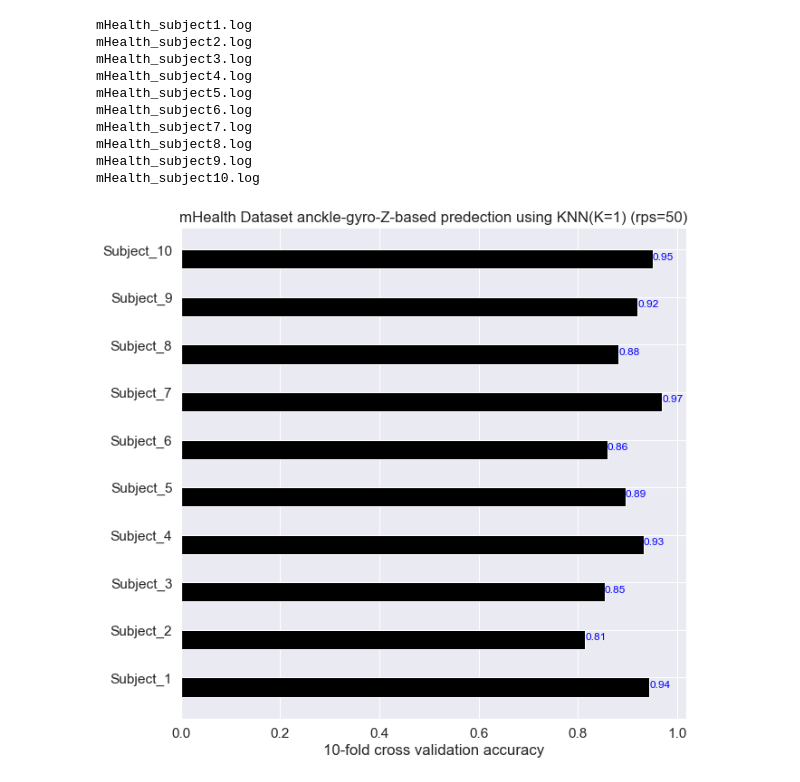
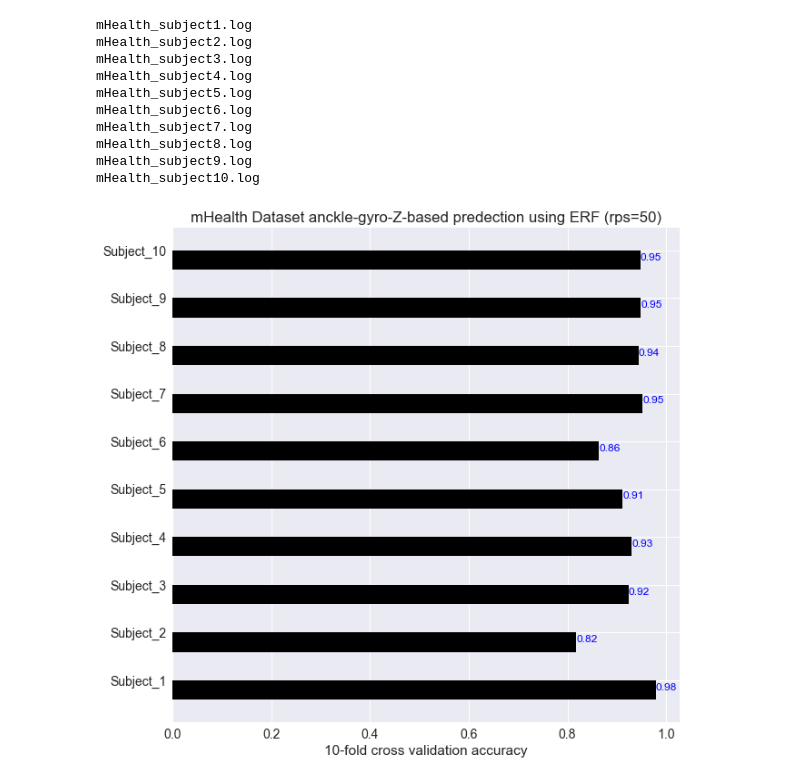
Before and after one commit to abdelrahmanYaseen/eHealth, a Jupyter notebook: Actuarots_ERF_1.ipynb, the cells around one changed output. Cells and saved outputs as stored; diff of their text form; code cells hidden in the pictures.

```diff
--- a/Actuarots_ERF_1.ipynb
+++ b/Actuarots_ERF_1.ipynb
@@ -170,20 +146,20 @@ import pandas as pd
 import matplotlib.pyplot as plt
 import time
 
-X,y = getXY(column=8,rps=50,activities=range(1,13),input_filenames=["mHealth_subject1.log"])
+X,y = getXY(column=8,rps=50,activities=[1,2,3,4,5,9,10,11],input_filenames=["mHealth_subject1.log"])
 X_train, X_test, y_train, y_test = train_test_split(X, y, test_size=0.20,random_state=7)
 # from imblearn.over_sampling import RandomOverSampler
 # rus = RandomOverSampler()
 # X_train_us, y_train_us = rus.fit_sample(X_train,y_train)
 start_time = time.time()
-knn = ExtraTreesClassifier(criterion="entropy",max_depth=100,max_features='log2',n_estimators=100)
-knn.fit(X_train,y_train)
+ERF = ExtraTreesClassifier(criterion="entropy",max_depth=100,max_features='log2',n_estimators=100)
+ERF.fit(X_train,y_train)
 train_time = time.time()
 start_time = time.time()
-y_pred=knn.predict(X_test)
-# y_pred=knn.predict(np.array(X_test[0]).reshape(1,-1))
+y_pred=ERF.predict(X_test)
+# y_pred=ERF.predict(np.array(X_test[0]).reshape(1,-1))
 pred_time = time.time()
-scores = cross_val_score(knn, X, y, cv=10, scoring='accuracy')
+scores = cross_val_score(ERF, X, y, cv=10, scoring='accuracy')
 print(scores.mean())
 array = confusion_matrix(y_test, y_pred)
 
@@ -195,7 +171,7 @@ array = array.astype('float') / array.sum(axis=1)[:, np.newaxis]
 
 
 
-df_cm = pd.DataFrame(array, range(1,13), range(1,13))
+df_cm = pd.DataFrame(array, [1,2,3,4,5,9,10,11], [1,2,3,4,5,9,10,11])
 plt.figure(figsize = (15,10))
 sn.set(font_scale=1.4)#for label size
 svm=sn.heatmap(df_cm, annot=True,annot_kws={"size": 16})# font size
@@ -212,5 +185,0 @@ Prediction Time (per sample): 5.753949391756126e-05
-# %%
-scores=[]
-files = ["mHealth_subject3.log"]
-X,y = getXY(column=8,rps=50,activities=range(0,12),input_filenames=files)
-X_train, X_test, y_train, y_test = train_test_split(X, y, test_size=0.10,random_state=7)
@@ -237,7 +185,0 @@ Counter({0.0: 1549,
-# %%
-scores=[]
-for k in [x for x in range(25) if x%2 == 1]:
-    knn = KNeighborsClassifier(n_neighbors=k)
-    score = cross_val_score(knn, X_train_us, y_train_us, cv=10, scoring='accuracy')
-    scores+=[score.mean()]
-    print(k,' ',score.mean())
@@ -272,12 +190,12 @@ scores=[]
 from sklearn import model_selection
 for file in["mHealth_subject1.log","mHealth_subject2.log","mHealth_subject3.log","mHealth_subject4.log","mHealth_subject5.log","mHealth_subject6.log","mHealth_subject7.log","mHealth_subject8.log","mHealth_subject9.log","mHealth_subject10.log"] :
     print(file)
-    X,y = getXY(column=8,rps=50,activities=range(1,12),input_filenames=[file])
+    X,y = getXY(column=8,rps=50,activities=[1,2,3,4,5,9,10,11],input_filenames=[file])
     X_train, X_test, y_train, y_test = train_test_split(X, y, test_size=0.20,random_state=7)
-    knn = ExtraTreesClassifier(criterion="entropy",max_depth=100,max_features='log2',n_estimators=100)
+    ERF = ExtraTreesClassifier(criterion="entropy",max_depth=100,max_features='log2',n_estimators=100)
     kfold = model_selection.KFold(n_splits=10, random_state=4)
-    cv_results = model_selection.cross_val_score(knn, X, y, cv=kfold, scoring="accuracy")
-    score = cross_val_score(knn, X_train, y_train, cv=10, scoring='accuracy')
+    cv_results = model_selection.cross_val_score(ERF, X, y, cv=kfold, scoring="accuracy")
+    score = cross_val_score(ERF, X_train, y_train, cv=10, scoring='accuracy')
     scores+=[score.mean()]
 # %% [output]
 mHealth_subject1.log
@@ -293,20 +211,20 @@ mHealth_subject10.log
 # %%
 x = ["Subject_%d"%i for i in range(1,11)]
 y = scores
 
 # fig, ax = plt.subplots()
 fig = plt.figure(figsize=(10,10))
 ax = fig.add_subplot(111)
 width = 2 # the width of the bars
 ind = np.arange(len(y))  # the x locations for the groups
 ind = 5*ind
 ax.barh(ind, y, width, color="black")
 ax.set_yticks(ind+width/2)
 ax.set_yticklabels(x)
-plt.title('mHealth Dataset anckle-gyro-Z-based predection using KNN(K=1) (rps=50)')
+plt.title('mHealth Dataset anckle-gyro-Z-based predection using ERF (rps=50)')
 plt.xlabel('10-fold cross validation accuracy')
 for i, v in enumerate(y):
     ax.text(v, i*5, "%.2f"%(v), color='blue', fontsize=12)
 #plt.show()
 # %% [output]
-[figure, old version]
+[figure, new version]
```
Also changed, not shown: parts of 15 cells of this notebook.
